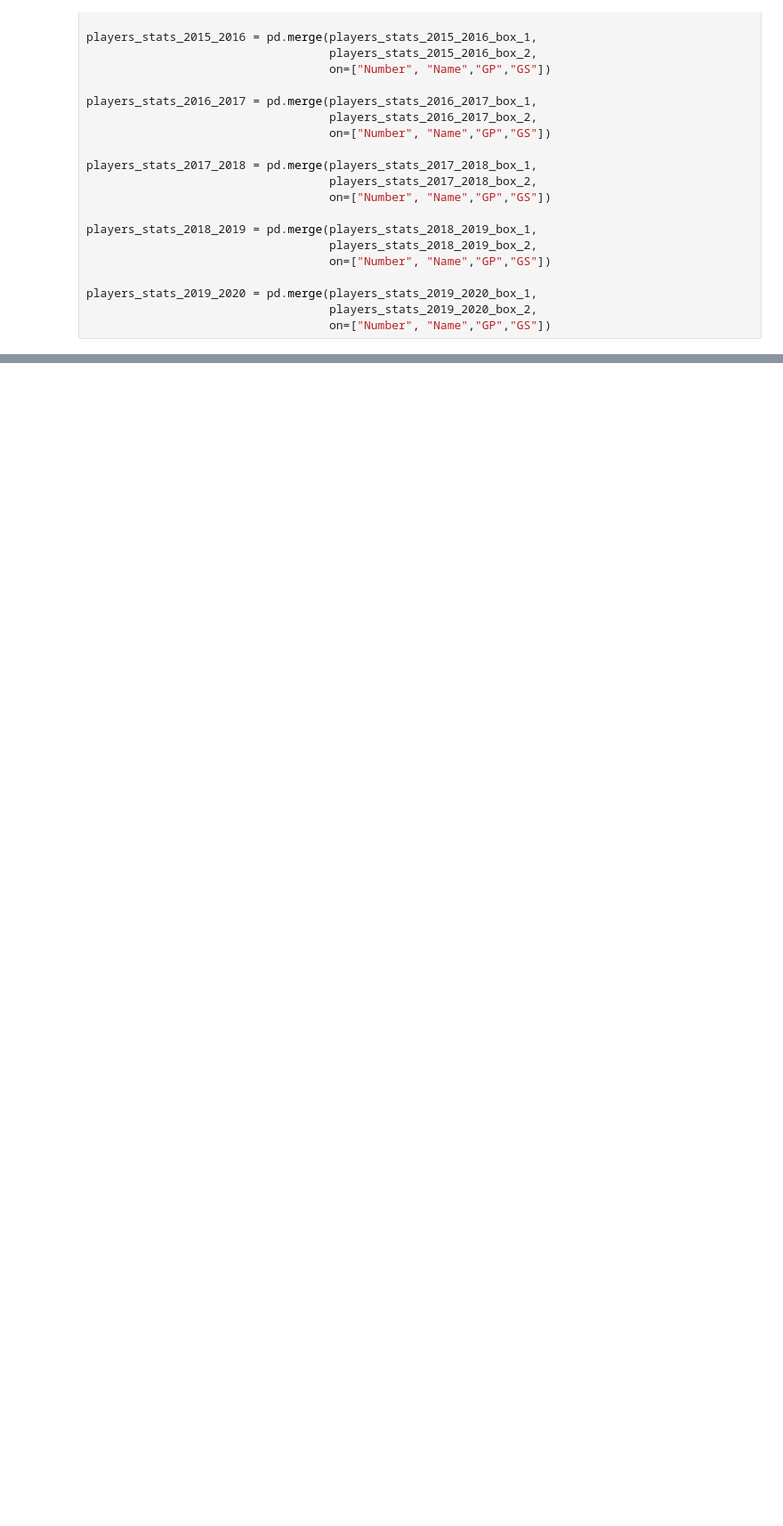
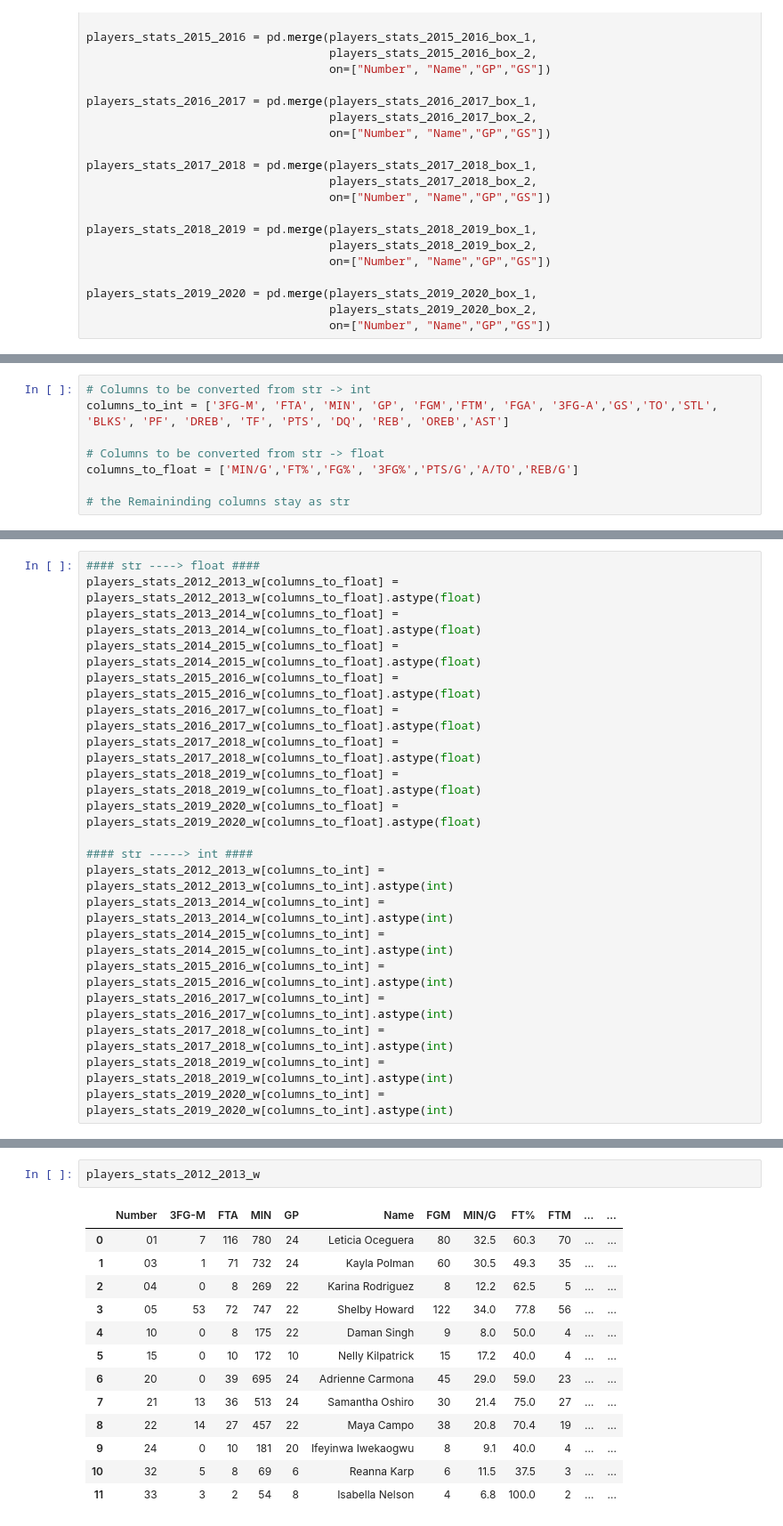
Before and after one commit to jcarreon5/hackmerced_2021, a Jupyter notebook: Notebooks/individual_stats_web_scrapping.ipynb, the cells around one changed output, grey strips where cells are left out. Shown at 89% size. Cells and saved outputs as stored; diff of their text form; blank space fills up the shorter version.

```diff
--- a/Notebooks/individual_stats_web_scrapping.ipynb
+++ b/Notebooks/individual_stats_web_scrapping.ipynb
@@ -273,0 +351,8 @@ players_stats_2019_2020 = pd.merge(players_stats_2019_2020_box_1,
+# %%
+# Columns to be converted from str -> int
+columns_to_int = ['3FG-M', 'FTA', 'MIN', 'GP', 'FGM','FTM', 'FGA', '3FG-A','GS','TO','STL', 'BLKS', 'PF', 'DREB', 'TF', 'PTS', 'DQ', 'REB', 'OREB','AST']
+
+# Columns to be converted from str -> float
+columns_to_float = ['MIN/G','FT%','FG%', '3FG%','PTS/G','A/TO','REB/G']
+
+# the Remaininding columns stay as str
@@ -274 +386,21 @@ players_stats_2019_2020 = pd.merge(players_stats_2019_2020_box_1,
+# %%
+#### str ----> float ####
+players_stats_2012_2013_w[columns_to_float] = players_stats_2012_2013_w[columns_to_float].astype(float)
+players_stats_2013_2014_w[columns_to_float] = players_stats_2013_2014_w[columns_to_float].astype(float)
+players_stats_2014_2015_w[columns_to_float] = players_stats_2014_2015_w[columns_to_float].astype(float)
+players_stats_2015_2016_w[columns_to_float] = players_stats_2015_2016_w[columns_to_float].astype(float)
+players_stats_2016_2017_w[columns_to_float] = players_stats_2016_2017_w[columns_to_float].astype(float)
+players_stats_2017_2018_w[columns_to_float] = players_stats_2017_2018_w[columns_to_float].astype(float)
+players_stats_2018_2019_w[columns_to_float] = players_stats_2018_2019_w[columns_to_float].astype(float)
+players_stats_2019_2020_w[columns_to_float] = players_stats_2019_2020_w[columns_to_float].astype(float)
+
+#### str -----> int ####
+players_stats_2012_2013_w[columns_to_int] = players_stats_2012_2013_w[columns_to_int].astype(int)
+players_stats_2013_2014_w[columns_to_int] = players_stats_2013_2014_w[columns_to_int].astype(int)
+players_stats_2014_2015_w[columns_to_int] = players_stats_2014_2015_w[columns_to_int].astype(int)
+players_stats_2015_2016_w[columns_to_int] = players_stats_2015_2016_w[columns_to_int].astype(int)
+players_stats_2016_2017_w[columns_to_int] = players_stats_2016_2017_w[columns_to_int].astype(int)
+players_stats_2017_2018_w[columns_to_int] = players_stats_2017_2018_w[columns_to_int].astype(int)
+players_stats_2018_2019_w[columns_to_int] = players_stats_2018_2019_w[columns_to_int].astype(int)
+players_stats_2019_2020_w[columns_to_int] = players_stats_2019_2020_w[columns_to_int].astype(int)
 # %% [markdown]
@@ -288,0 +436,16 @@ players_stats_2019_2020.to_csv(path+'players_stats_2019_2020.csv', index=False)
+# %%
+players_stats_2012_2013_w
+# %% [output]
+|  | Number | 3FG-M | FTA | MIN | GP | Name | FGM | MIN/G | FT% | FTM | ... | ... |
+| 0 | 01 | 7 | 116 | 780 | 24 | Leticia Oceguera | 80 | 32.5 | 60.3 | 70 | ... | ... |
+| 1 | 03 | 1 | 71 | 732 | 24 | Kayla Polman | 60 | 30.5 | 49.3 | 35 | ... | ... |
+| 2 | 04 | 0 | 8 | 269 | 22 | Karina Rodriguez | 8 | 12.2 | 62.5 | 5 | ... | ... |
+| 3 | 05 | 53 | 72 | 747 | 22 | Shelby Howard | 122 | 34.0 | 77.8 | 56 | ... | ... |
+| 4 | 10 | 0 | 8 | 175 | 22 | Daman Singh | 9 | 8.0 | 50.0 | 4 | ... | ... |
+| 5 | 15 | 0 | 10 | 172 | 10 | Nelly Kilpatrick | 15 | 17.2 | 40.0 | 4 | ... | ... |
+| 6 | 20 | 0 | 39 | 695 | 24 | Adrienne Carmona | 45 | 29.0 | 59.0 | 23 | ... | ... |
+| 7 | 21 | 13 | 36 | 513 | 24 | Samantha Oshiro | 30 | 21.4 | 75.0 | 27 | ... | ... |
+| 8 | 22 | 14 | 27 | 457 | 22 | Maya Campo | 38 | 20.8 | 70.4 | 19 | ... | ... |
+| 9 | 24 | 0 | 10 | 181 | 20 | Ifeyinwa Iwekaogwu | 8 | 9.1 | 40.0 | 4 | ... | ... |
+| 10 | 32 | 5 | 8 | 69 | 6 | Reanna Karp | 6 | 11.5 | 37.5 | 3 | ... | ... |
+| 11 | 33 | 3 | 2 | 54 | 8 | Isabella Nelson | 4 | 6.8 | 100.0 | 2 | ... | ... |
```
Also changed, not shown: parts of 29 cells of this notebook, 26 other files.
